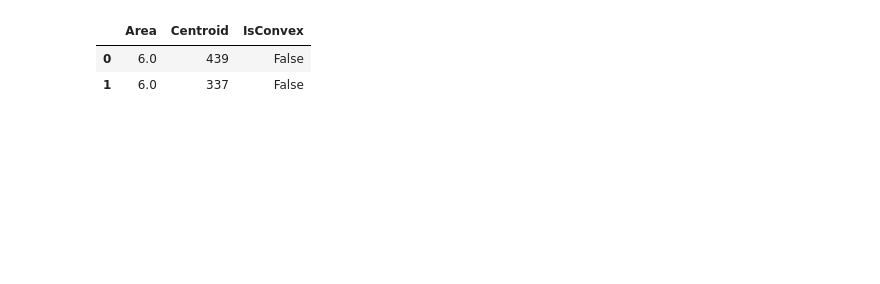
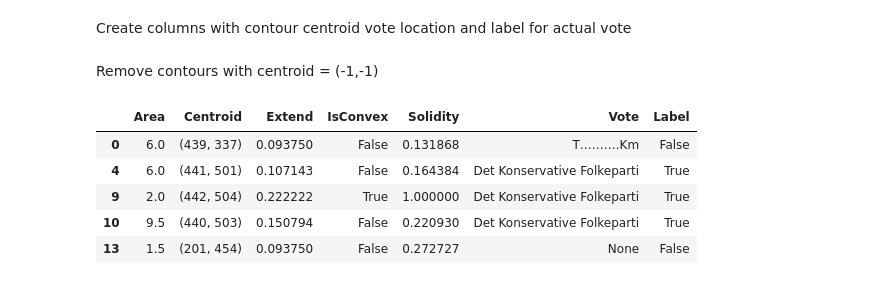
Before and after one commit to ballerupgis/votecounter, a Jupyter notebook: viz.ipynb, the cells around one changed output. Cells and saved outputs as stored; diff of their text form; code cells hidden in the pictures; blank space fills up the shorter version.

Commit message:
solidity added to blob properties and viz of contour props

```diff
--- a/viz.ipynb
+++ b/viz.ipynb
@@ -30,5 +32,0 @@ df = pd.DataFrame(data=row)
-# %%
-for prop in props[1:]:
-    print(d)
-    d = pd.DataFrame(prop)
-    df.append(d)
@@ -53,6 +37,20 @@ for prop in props[1:]:
+# %%
+c_rect = regions[-1:][0]['rect']
+# %% [markdown]
+Create columns with  contour centroid vote location and label for actual vote
+# %%
+df['Vote'] = df.Centroid.apply(lambda x: getVote(x, regions))
+df['Label'] = df.Centroid.apply(lambda x: pointWithinRectangle(x, c_rect))
+# %% [markdown]
+Remove contours with centroid = (-1,-1)
+# %%
+df = df[df.Centroid != (-1, -1)]
 # %%
-df
+df.head()
 # %% [output]
-|  | Area | Centroid | IsConvex |
-| 0 | 6.0 | 439 | False |
-| 1 | 6.0 | 337 | False |
+|  | Area | Centroid | Extend | IsConvex | Solidity | Vote | Label |
+| 0 | 6.0 | (439, 337) | 0.093750 | False | 0.131868 | T……….Km | False |
+| 4 | 6.0 | (441, 501) | 0.107143 | False | 0.164384 | Det Konservative Folkeparti | True |
+| 9 | 2.0 | (442, 504) | 0.222222 | True | 1.000000 | Det Konservative Folkeparti | True |
+| 10 | 9.5 | (440, 503) | 0.150794 | False | 0.220930 | Det Konservative Folkeparti | True |
+| 13 | 1.5 | (201, 454) | 0.093750 | False | 0.272727 | None | False |
```
Also changed, not shown: parts of 13 cells of this notebook, 1 other file.
